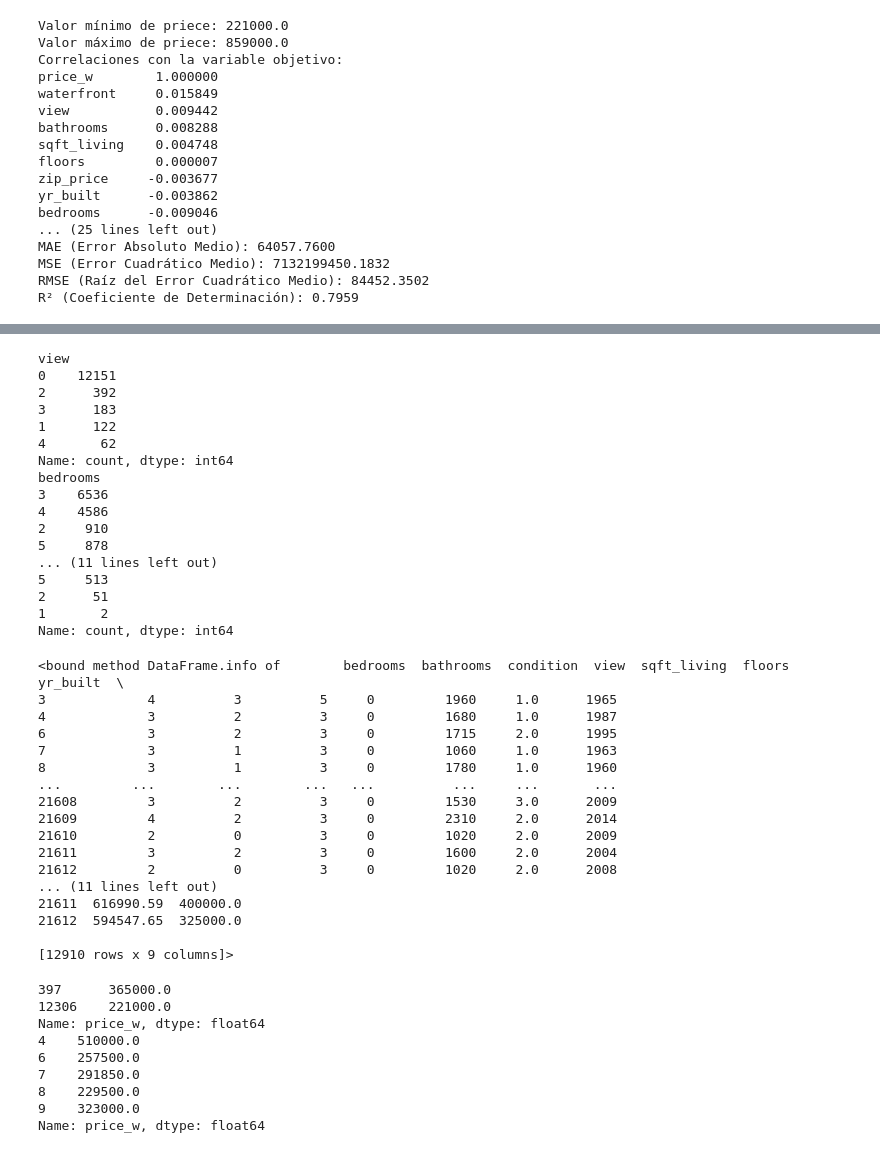
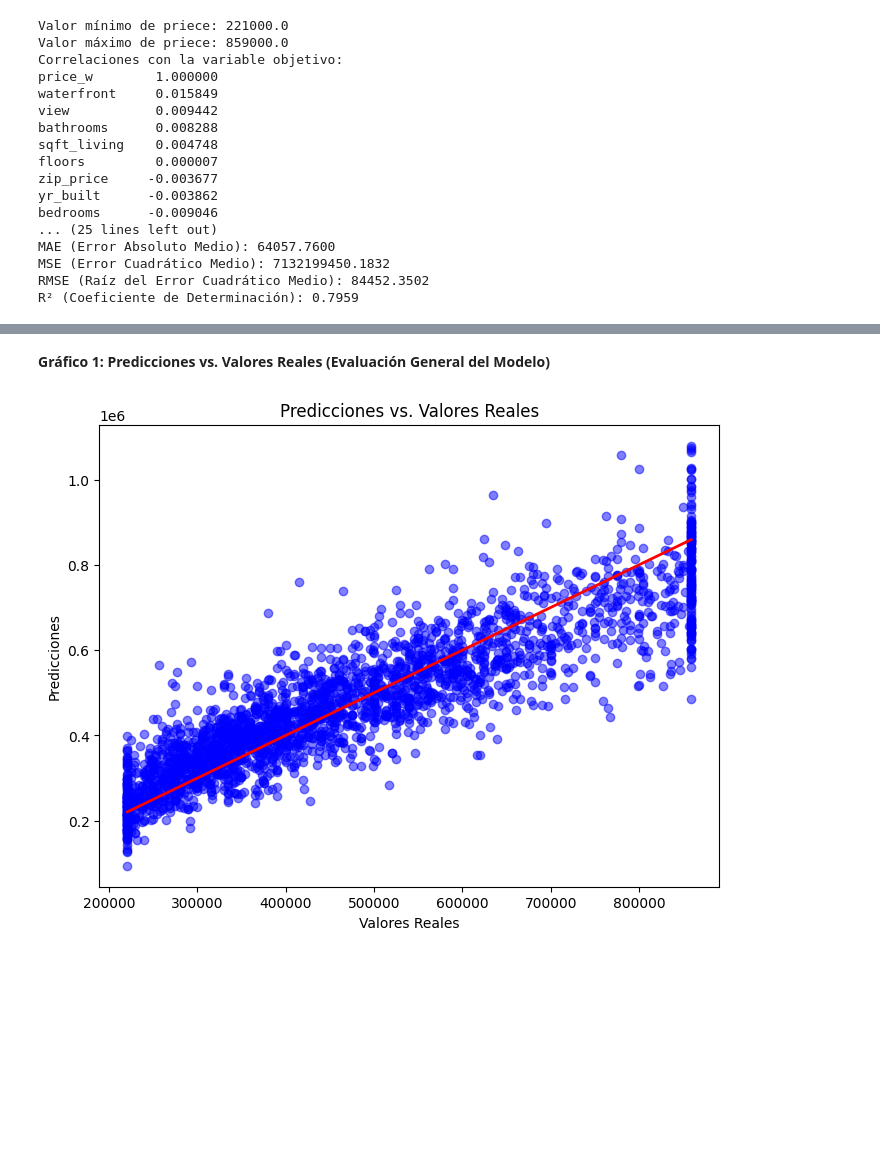
Before and after one commit to OmarDekGil/Proyecto_ML, a Jupyter notebook: Dataset_rlm.ipynb, the cells around one changed output, grey strips where cells are left out. Cells and saved outputs as stored; diff of their text form; code cells hidden in the pictures; blank space fills up the shorter version.

```diff
--- a/Dataset_rlm.ipynb
+++ b/Dataset_rlm.ipynb
@@ -324,3 +332,5 @@ Número de registros en data2: 12910
+# %%
+data2 = data
 # %%
 # Seleccionar variables independientes (X) y la variable objetivo (y)
 X = data2.drop(columns=["price_w"])  # Variables predictoras
@@ -401,56 +411,18 @@ R² (Coeficiente de Determinación): 0.7944
-# %%
-
-print(data2['view'].value_counts())
-print(data2['bedrooms'].value_counts())
-print(data2['bathrooms'].value_counts())
-print(data2['condition'].value_counts())
-data2['bathrooms'] = data2['bathrooms'].astype(int)
-data2.info
-# %% [output]
-view
-0    12151
-2      392
-3      183
-1      122
-4       62
-Name: count, dtype: int64
-bedrooms
-3    6536
-4    4586
-2     910
-5     878
-... (11 lines left out)
-5     513
-2      51
-1       2
-Name: count, dtype: int64
-<bound method DataFrame.info of        bedrooms  bathrooms  condition  view  sqft_living  floors  yr_built  \
-3             4          3          5     0         1960     1.0      1965
-4             3          2          3     0         1680     1.0      1987
-6             3          2          3     0         1715     2.0      1995
-7             3          1          3     0         1060     1.0      1963
-8             3          1          3     0         1780     1.0      1960
-...         ...        ...        ...   ...          ...     ...       ...
-21608         3          2          3     0         1530     3.0      2009
-21609         4          2          3     0         2310     2.0      2014
-21610         2          0          3     0         1020     2.0      2009
-21611         3          2          3     0         1600     2.0      2004
-21612         2          0          3     0         1020     2.0      2008
-... (11 lines left out)
-21611  616990.59  400000.0
-21612  594547.65  325000.0
-
-[12910 rows x 9 columns]>
-# %%
-print(data2.loc[data2['condition'] == 1, 'price_w'])
-print(data2.loc[data2['condition'] == 3, 'price_w'].head())
-# %% [output]
-397      365000.0
-12306    221000.0
-Name: price_w, dtype: float64
-4    510000.0
-6    257500.0
-7    291850.0
-8    229500.0
-9    323000.0
-Name: price_w, dtype: float64
+# %% [markdown]
+**Gráfico 1: Predicciones vs. Valores Reales (Evaluación General del Modelo)**
+# %%
+import matplotlib.pyplot as plt
+
+# Predecir los valores del conjunto de prueba
+y_pred = modelo.predict(X_test)
+
+# Graficar los valores reales vs predichos
+plt.figure(figsize=(8, 6))
+plt.scatter(y_test, y_pred, color='blue', alpha=0.5)
+plt.plot([y_test.min(), y_test.max()], [y_test.min(), y_test.max()], color='red', lw=2)
+plt.title('Predicciones vs. Valores Reales')
+plt.xlabel('Valores Reales')
+plt.ylabel('Predicciones')
+plt.show()
+# %% [output]
+[figure, added]
```
Also changed, not shown: parts of 15 cells of this notebook.
